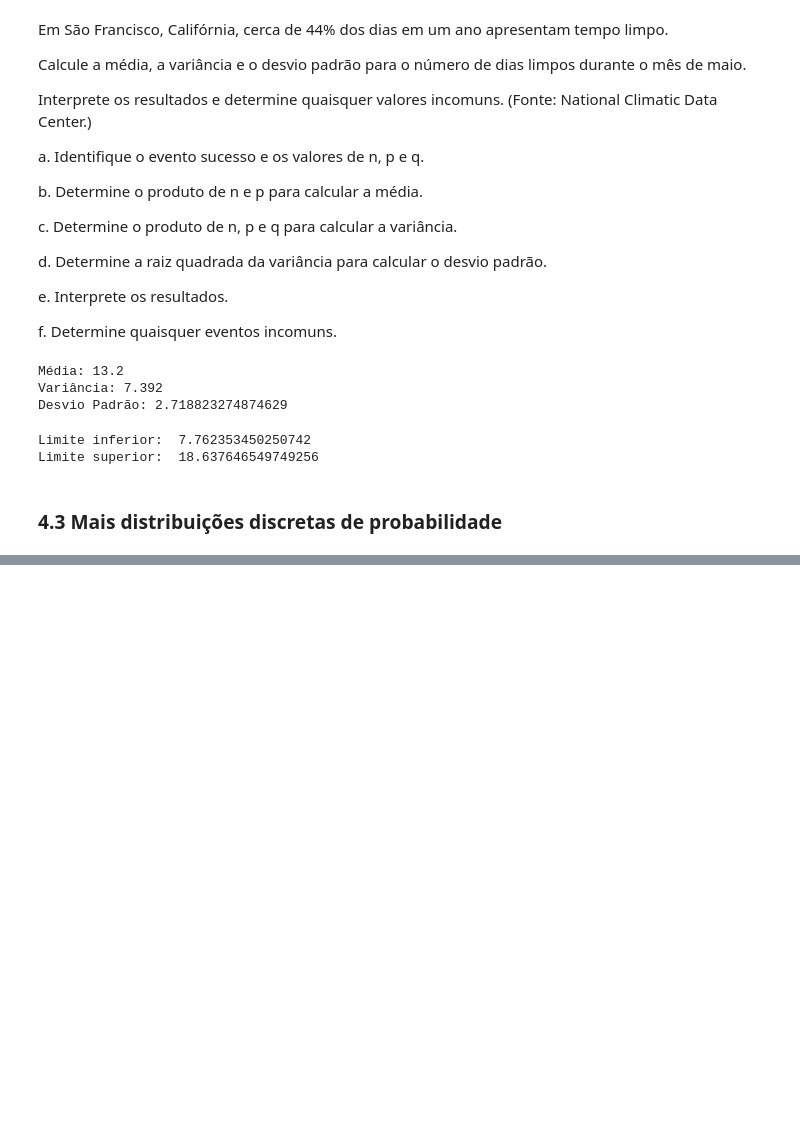
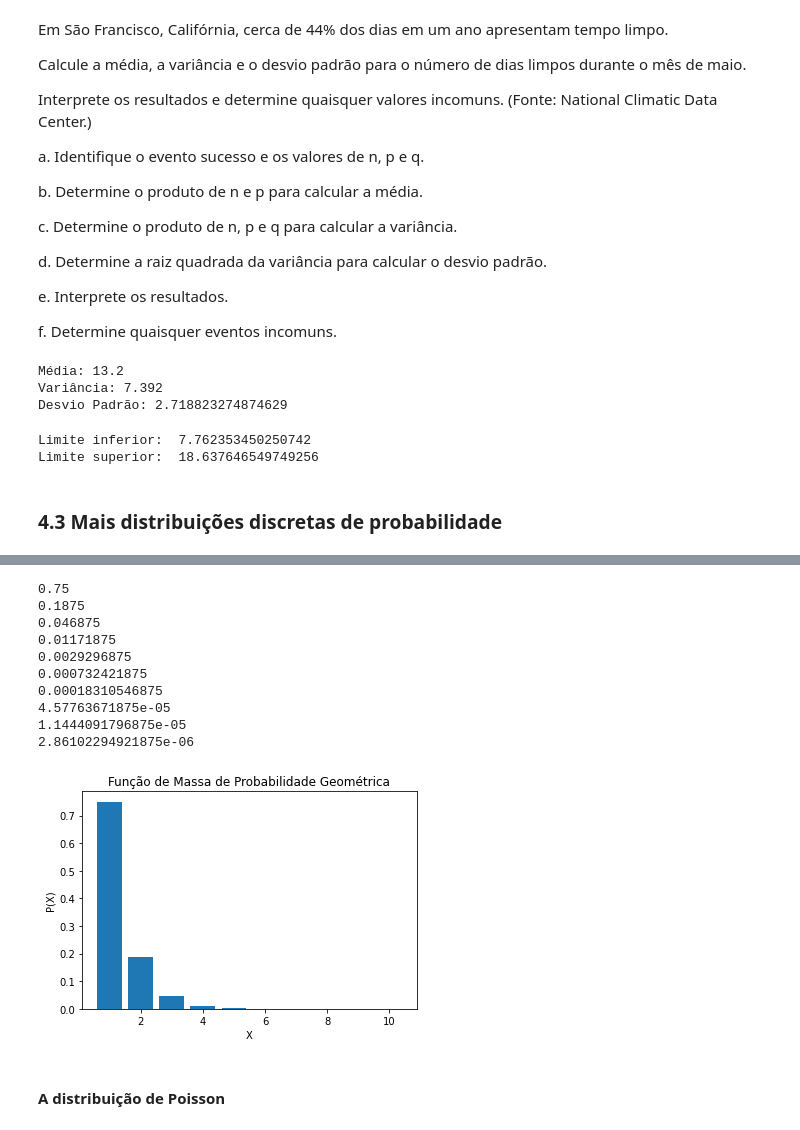
Before and after one commit to FranciscoFoz/math-stats-training, a Jupyter notebook: Estatística/Livro/estatistica_aplicada.ipynb, the cells around one changed output, grey strips where cells are left out. Drawn from its saved outputs; the diff is of its cells as text; code cells hidden in the pictures; blank space fills up the shorter version.

Commit message:
Finalizando poisson livro

```diff
--- a/Estatística/Livro/estatistica_aplicada.ipynb
+++ b/Estatística/Livro/estatistica_aplicada.ipynb
@@ -616,0 +719,28 @@ Limite superior:  18.637646549749256
+# %%
+import matplotlib.pyplot as plt
+import seaborn as sns
+
+p = 0.75
+
+probs = [geom.pmf(i, p) for i in range(1,11)]
+[print(i)for i in probs]
+
+plt.bar(range(1,11), probs)
+plt.title('Função de Massa de Probabilidade Geométrica')
+plt.xlabel('X')
+plt.ylabel('P(X)')
+plt.show()
+# %% [output]
+0.75
+0.1875
+0.046875
+0.01171875
+0.0029296875
+0.000732421875
+0.00018310546875
+4.57763671875e-05
+1.1444091796875e-05
+2.86102294921875e-06
+[figure, added]
+# %% [markdown]
+#### A distribuição de Poisson
```
Also changed, not shown: parts of 28 cells of this notebook.
